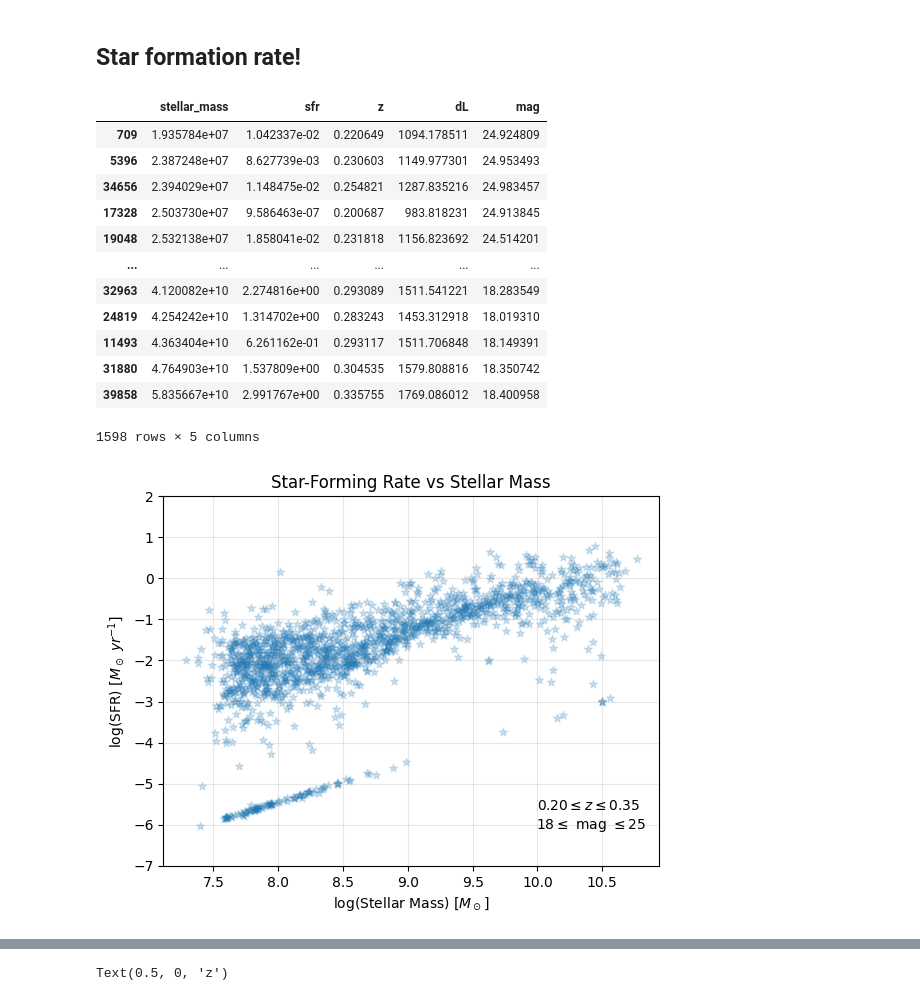
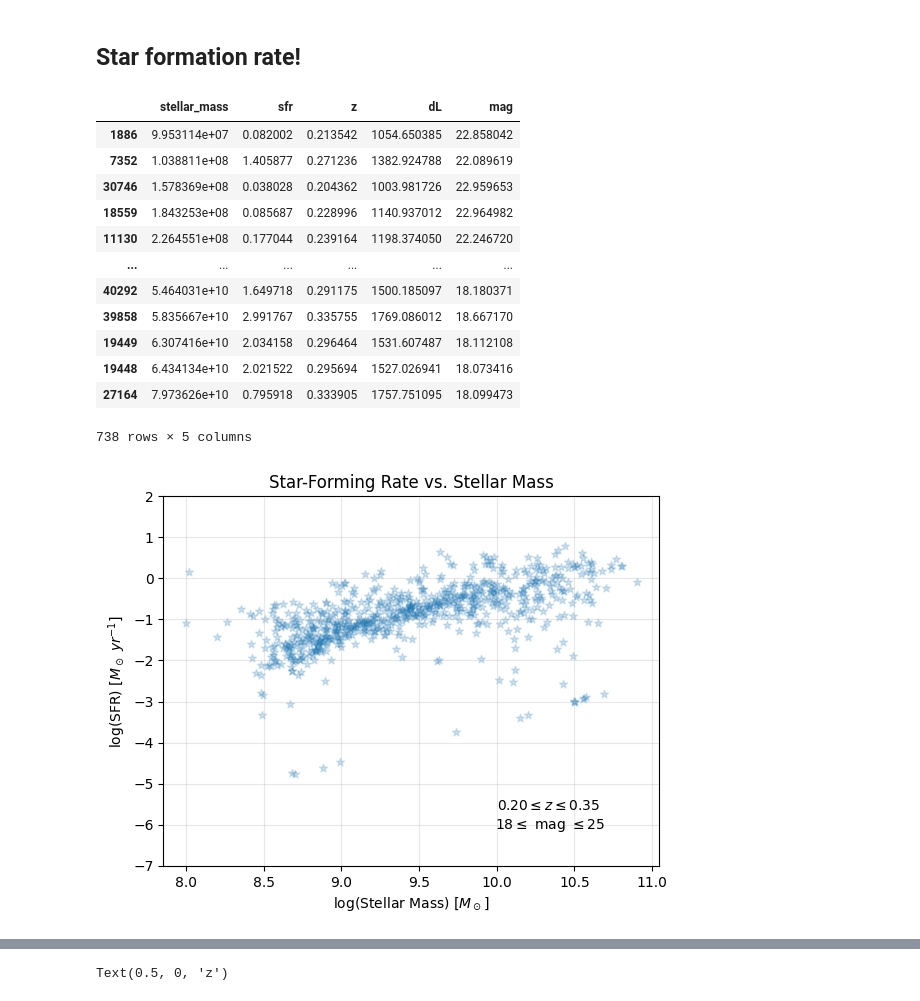
Before and after one commit to mayamerch/block-3-project, a Jupyter notebook: abell 2744.ipynb, the cells around one changed output, grey strips where cells are left out. Saved outputs shown, nothing was run; the diff lists cells and outputs as text; code cells hidden in the pictures.

```diff
--- a/abell 2744.ipynb
+++ b/abell 2744.ipynb
@@ -775,36 +776,39 @@ stellar_df['stellar_mass'] = list(zout['mass'])
 stellar_df['sfr'] = list(zout['sfr'])
 stellar_df['z'] = list(zout['z_phot'])
 stellar_df['dL'] = list(zout['dL']) # Mpc
-stellar_df['mag'] = list(23.9 - 2.5*np.log10(phot['f200w_tot_1']))
+stellar_df['mag'] = list(23.9 - 2.5*np.log10(phot['f150w_tot_1']))
 
 stellar_df = stellar_df[stellar_df['stellar_mass'] > 0] # only valid ones now
 
-stellar_df_only_mag = stellar_df[(stellar_df['mag'] >= 18) & (stellar_df['mag'] <= 25)]
+stellar_df_only_mag = stellar_df[(stellar_df['mag'] >= 18) & (stellar_df['mag'] <= 23)]
 
-stellar_df = stellar_df[(stellar_df['mag'] >= 18) & (stellar_df['mag'] <= 25)]
+stellar_df = stellar_df[(stellar_df['mag'] >= 18) & (stellar_df['mag'] <= 23)]
 stellar_df = stellar_df[(stellar_df['z'] >= 0.20) & (stellar_df['z'] <= 0.35)]
 stellar_df.sort_values(by=['stellar_mass'])
 # %% [output]
 |  | stellar_mass | sfr | z | dL | mag |
-| 709 | 1.935784e+07 | 1.042337e-02 | 0.220649 | 1094.178511 | 24.924809 |
-| 5396 | 2.387248e+07 | 8.627739e-03 | 0.230603 | 1149.977301 | 24.953493 |
-| 34656 | 2.394029e+07 | 1.148475e-02 | 0.254821 | 1287.835216 | 24.983457 |
-| 17328 | 2.503730e+07 | 9.586463e-07 | 0.200687 | 983.818231 | 24.913845 |
-| 19048 | 2.532138e+07 | 1.858041e-02 | 0.231818 | 1156.823692 | 24.514201 |
+| 1886 | 9.953114e+07 | 0.082002 | 0.213542 | 1054.650385 | 22.858042 |
+| 7352 | 1.038811e+08 | 1.405877 | 0.271236 | 1382.924788 | 22.089619 |
+| 30746 | 1.578369e+08 | 0.038028 | 0.204362 | 1003.981726 | 22.959653 |
+| 18559 | 1.843253e+08 | 0.085687 | 0.228996 | 1140.937012 | 22.964982 |
+| 11130 | 2.264551e+08 | 0.177044 | 0.239164 | 1198.374050 | 22.246720 |
 | ... | ... | ... | ... | ... | ... |
-| 32963 | 4.120082e+10 | 2.274816e+00 | 0.293089 | 1511.541221 | 18.283549 |
-| 24819 | 4.254242e+10 | 1.314702e+00 | 0.283243 | 1453.312918 | 18.019310 |
-| 11493 | 4.363404e+10 | 6.261162e-01 | 0.293117 | 1511.706848 | 18.149391 |
-| 31880 | 4.764903e+10 | 1.537809e+00 | 0.304535 | 1579.808816 | 18.350742 |
-| 39858 | 5.835667e+10 | 2.991767e+00 | 0.335755 | 1769.086012 | 18.400958 |
+| 40292 | 5.464031e+10 | 1.649718 | 0.291175 | 1500.185097 | 18.180371 |
+| 39858 | 5.835667e+10 | 2.991767 | 0.335755 | 1769.086012 | 18.667170 |
+| 19449 | 6.307416e+10 | 2.034158 | 0.296464 | 1531.607487 | 18.112108 |
+| 19448 | 6.434134e+10 | 2.021522 | 0.295694 | 1527.026941 | 18.073416 |
+| 27164 | 7.973626e+10 | 0.795918 | 0.333905 | 1757.751095 | 18.099473 |
-1598 rows × 5 columns
+738 rows × 5 columns
 # %%
-plt.scatter(np.log10(stellar_df['stellar_mass']), np.log10(stellar_df['sfr']), alpha=0.2, marker='*')
+x_sfr = np.log10(stellar_df['stellar_mass'])
+y_sfr = np.log10(stellar_df['sfr'])
+
+plt.scatter(x_sfr, y_sfr, alpha=0.2, marker='*')
 plt.xlabel('log(Stellar Mass) [$M_\odot$]'); plt.ylabel('log(SFR) [$M_\odot \ yr^{-1}$]')
-plt.title('Star-Forming Rate vs Stellar Mass')
+plt.title('Star-Forming Rate vs. Stellar Mass')
 plt.text(10, -5.63, '$0.20 \leq z \leq 0.35$',fontsize=10)
-plt.text(9.989, -6.1, '$18 \leq$ mag $\leq 25$',fontsize=10)
+plt.text(9.989, -6.1, '$18 \leq$ mag $\leq 23$',fontsize=10)
 plt.ylim(-7, 2)
 plt.grid(alpha=0.3)
 # %% [output]
-[figure, old version]
+[figure, new version]
```
Also changed, not shown: parts of 9 cells of this notebook.
